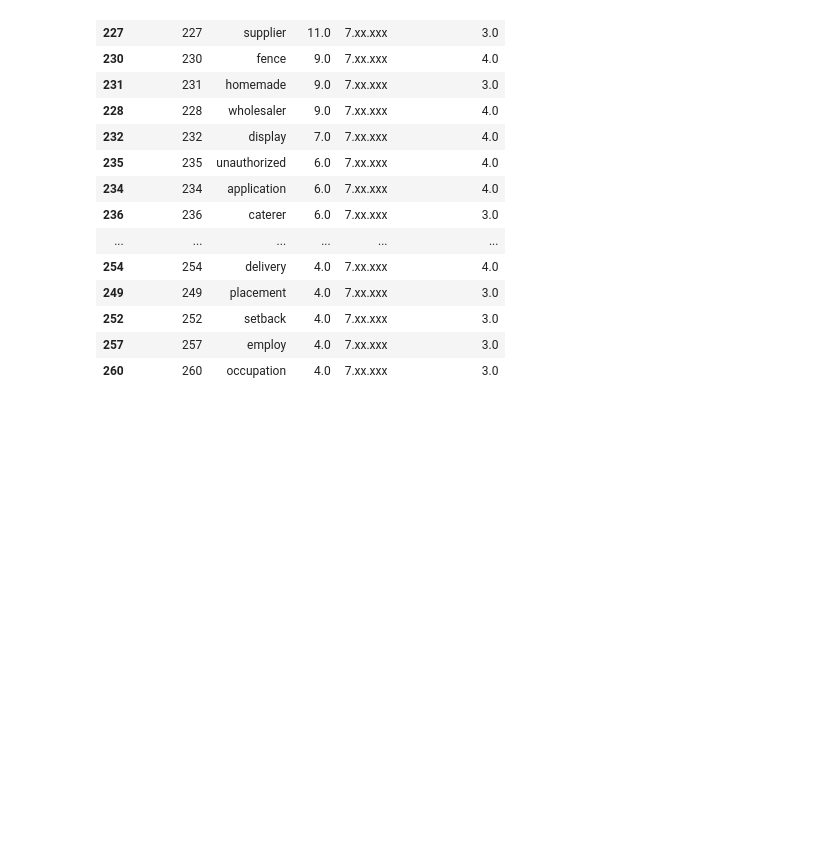
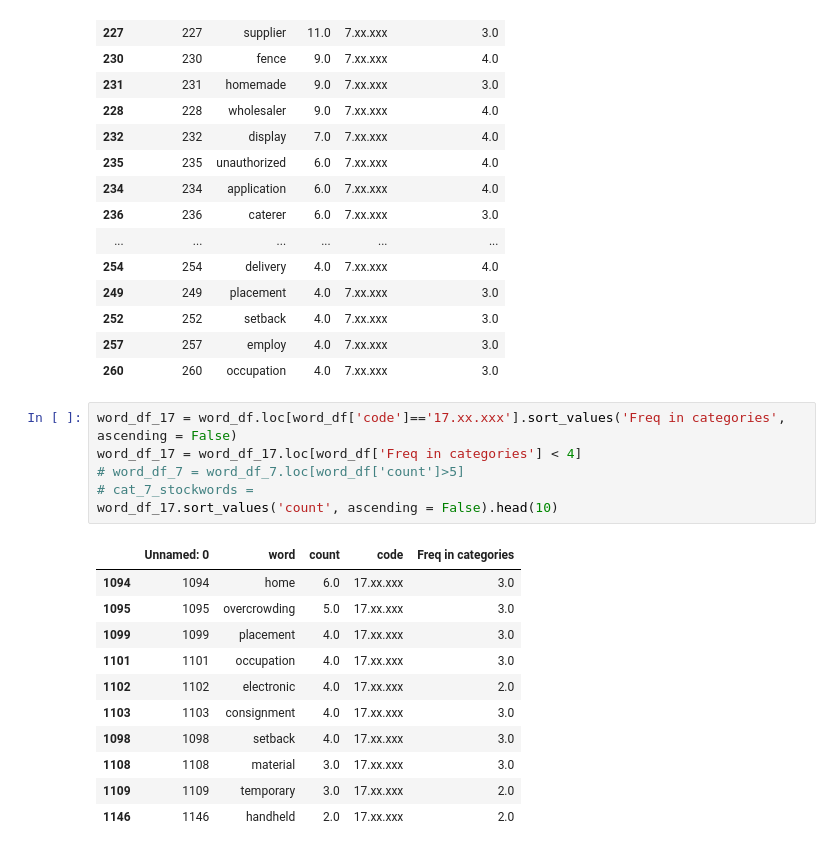
Before and after one commit to shrutijalewar/data-question-2-xtreme-united, a Jupyter notebook: data-ques-2.ipynb, the cells around one changed output. Drawn from its saved outputs; the diff is of its cells as text; blank space fills up the shorter version.

```diff
--- a/data-ques-2.ipynb
+++ b/data-ques-2.ipynb
@@ -329,3 +329,21 @@ word_df_7.sort_values('count', ascending = False).head(20)
 | 252 | 252 | setback | 4.0 | 7.xx.xxx | 3.0 |
 | 257 | 257 | employ | 4.0 | 7.xx.xxx | 3.0 |
 | 260 | 260 | occupation | 4.0 | 7.xx.xxx | 3.0 |
+# %%
+word_df_17 = word_df.loc[word_df['code']=='17.xx.xxx'].sort_values('Freq in categories', ascending = False)
+word_df_17 = word_df_17.loc[word_df['Freq in categories'] < 4]
+# word_df_7 = word_df_7.loc[word_df['count']>5]
+# cat_7_stockwords =
+word_df_17.sort_values('count', ascending = False).head(10)
+# %% [output]
+|  | Unnamed: 0 | word | count | code | Freq in categories |
+| 1094 | 1094 | home | 6.0 | 17.xx.xxx | 3.0 |
+| 1095 | 1095 | overcrowding | 5.0 | 17.xx.xxx | 3.0 |
+| 1099 | 1099 | placement | 4.0 | 17.xx.xxx | 3.0 |
+| 1101 | 1101 | occupation | 4.0 | 17.xx.xxx | 3.0 |
+| 1102 | 1102 | electronic | 4.0 | 17.xx.xxx | 2.0 |
+| 1103 | 1103 | consignment | 4.0 | 17.xx.xxx | 3.0 |
+| 1098 | 1098 | setback | 4.0 | 17.xx.xxx | 3.0 |
+| 1108 | 1108 | material | 3.0 | 17.xx.xxx | 3.0 |
+| 1109 | 1109 | temporary | 3.0 | 17.xx.xxx | 2.0 |
+| 1146 | 1146 | handheld | 2.0 | 17.xx.xxx | 2.0 |
```
Also changed, not shown: parts of 5 cells of this notebook, 5 other files.
